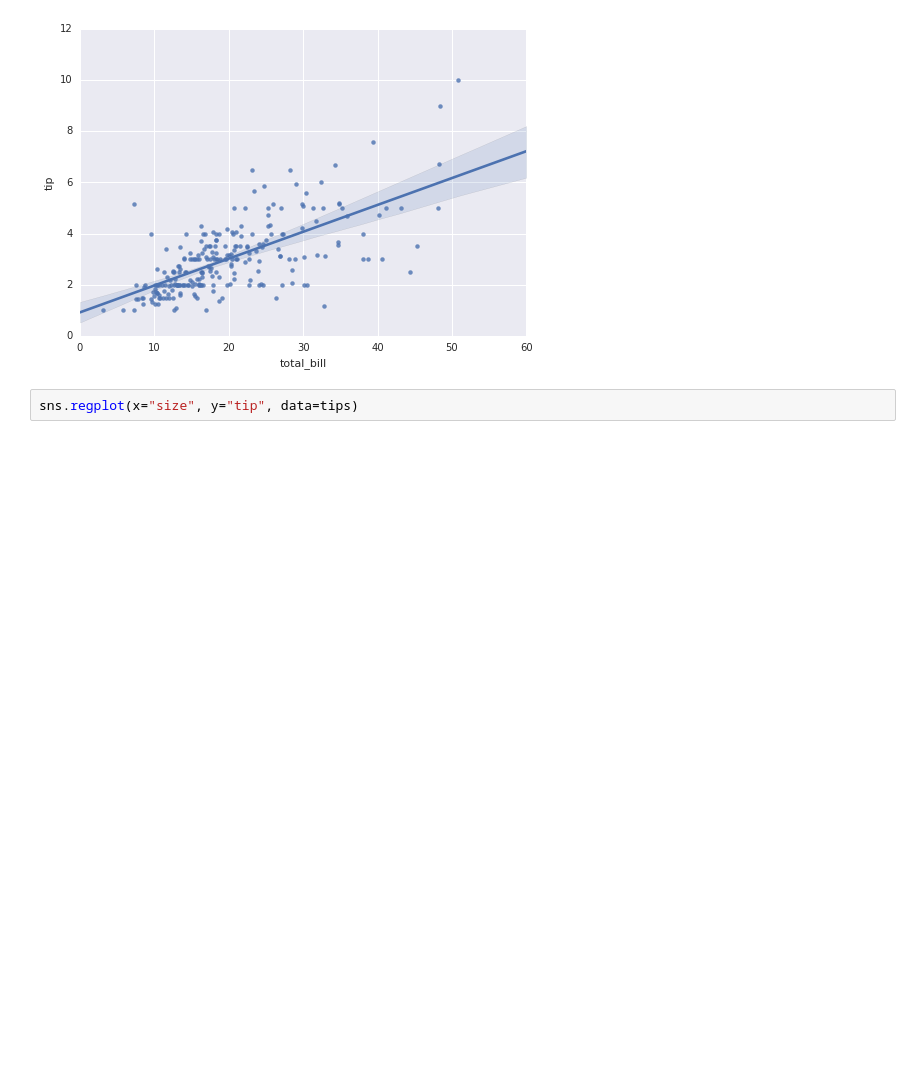
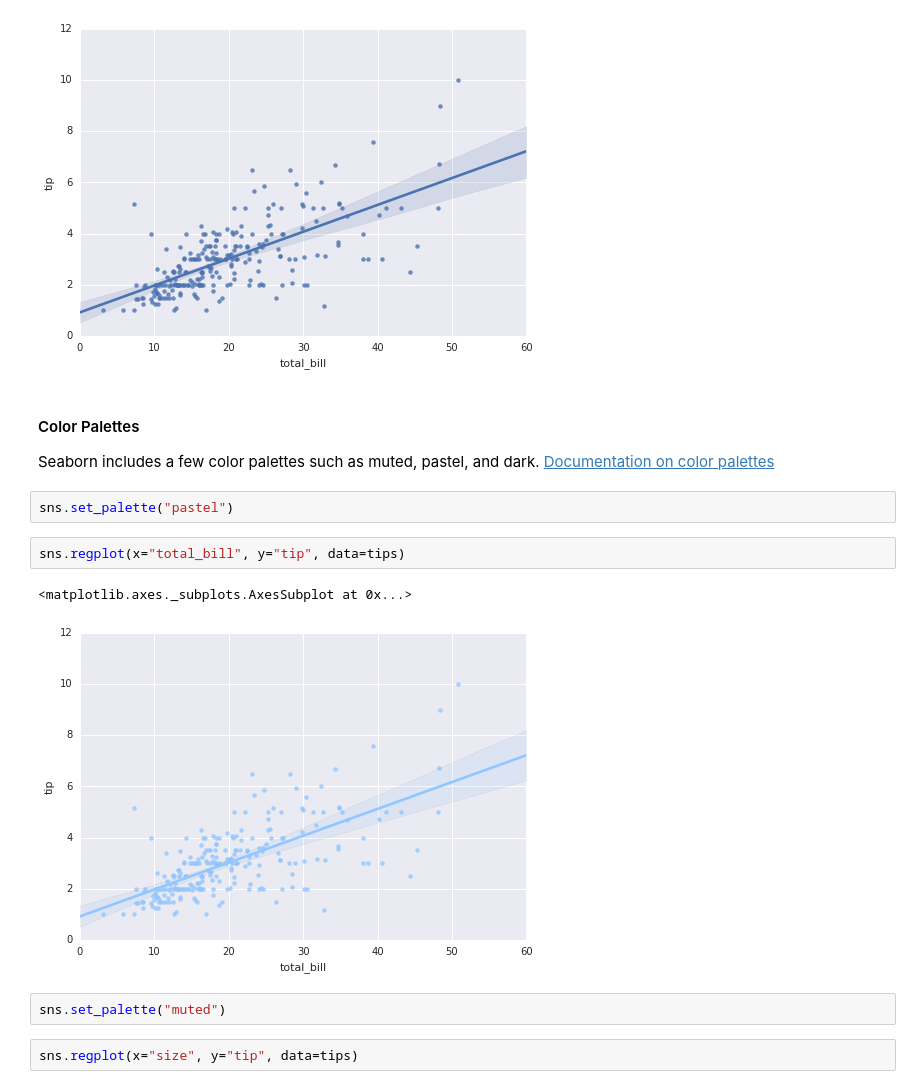
Before and after one commit to dsiufl/DataViz, a Jupyter notebook: Data Visualization - Instructor.ipynb, the cells around one changed output. Cells and saved outputs as stored; diff of their text form; blank space fills up the shorter version.

```diff
--- a/Data Visualization - Instructor.ipynb
+++ b/Data Visualization - Instructor.ipynb
@@ -83,6 +85,18 @@ sns.regplot(x="total_bill", y="tip", data=tips)
 # %% [output]
 <matplotlib.axes._subplots.AxesSubplot at 0x...>
 [figure]
+# %% [markdown]
+#### Color Palettes
+Seaborn includes a few color palettes such as muted, pastel, and dark. [Documentation on color palettes](https://stanford.edu/~mwaskom/software/seaborn/generated/seaborn.color_palette.html#seaborn.color_palette)
+# %%
+sns.set_palette("pastel")
+# %%
+sns.regplot(x="total_bill", y="tip", data=tips)
+# %% [output]
+<matplotlib.axes._subplots.AxesSubplot at 0x...>
+[figure, added]
+# %%
+sns.set_palette("muted")
 # %%
 sns.regplot(x="size", y="tip", data=tips)
 # %% [output]
```
Also changed, not shown: parts of 9 cells of this notebook.
